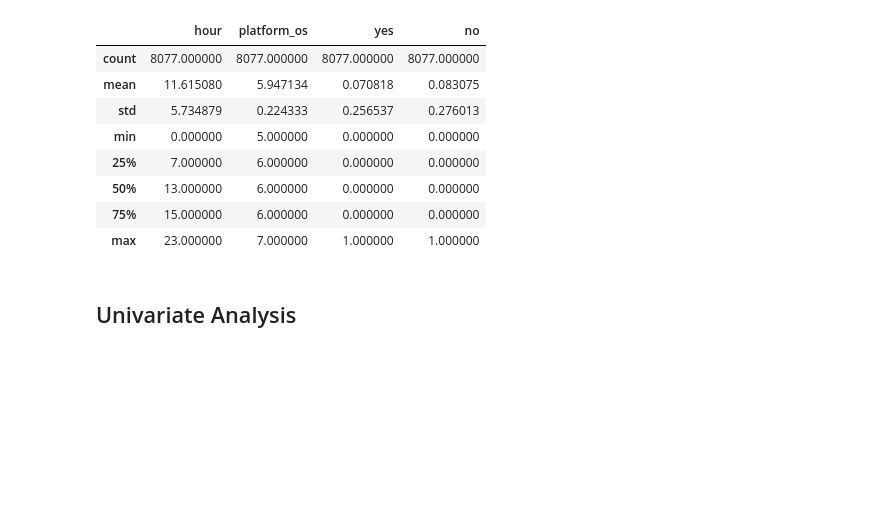
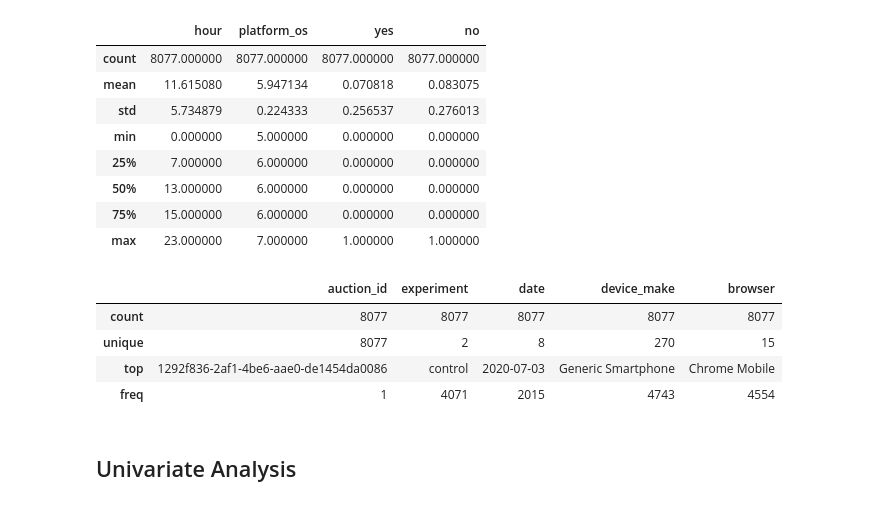
Before and after one commit to Yonas-T/ab_testing, a Jupyter notebook: notebooks/data_exploration.ipynb, the cells around one changed output. Saved outputs shown, nothing was run; the diff lists cells and outputs as text; code cells hidden in the pictures; blank space fills up the shorter version.

Commit message:
Update data_exploration.ipynb
# descriptive statistics of categorical columns

```diff
--- a/notebooks/data_exploration.ipynb
+++ b/notebooks/data_exploration.ipynb
@@ -68,6 +68,15 @@ df.describe()
 | 50% | 13.000000 | 6.000000 | 0.000000 | 0.000000 |
 | 75% | 15.000000 | 6.000000 | 0.000000 | 0.000000 |
 | max | 23.000000 | 7.000000 | 1.000000 | 1.000000 |
+# %%
+# descriptive statistics of categorical columns
+df.describe(include=[object])
+# %% [output]
+|  | auction_id | experiment | date | device_make | browser |
+| count | 8077 | 8077 | 8077 | 8077 | 8077 |
+| unique | 8077 | 2 | 8 | 270 | 15 |
+| top | 1292f836-2af1-4be6-aae0-de1454da0086 | control | 2020-07-03 | Generic Smartphone | Chrome Mobile |
+| freq | 1 | 4071 | 2015 | 4743 | 4554 |
 # %% [markdown]
 <h2>Univariate Analysis</h2>
 # %% [markdown]
```
